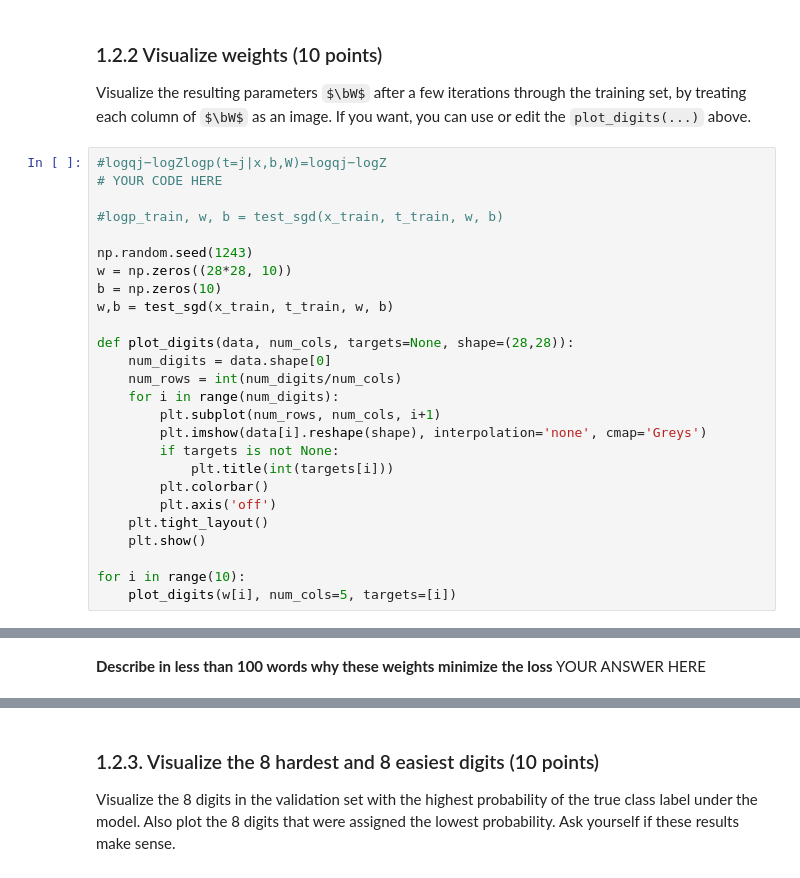
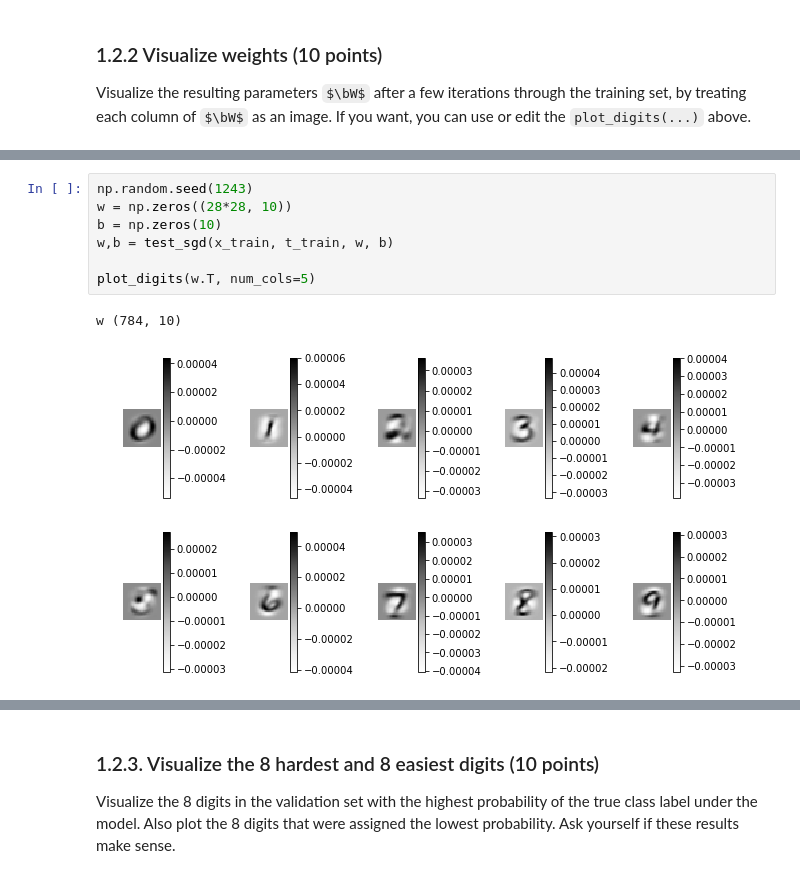
Before and after one commit to ArendvD/ML1, a Jupyter notebook: Lab2/lab2.ipynb, the cells around one changed output, grey strips where cells are left out. Cells and saved outputs as stored; diff of their text form; some formulas as TeX source.

```diff
--- a/Lab2/lab2.ipynb
+++ b/Lab2/lab2.ipynb
@@ -383,29 +405,3 @@ MemoryError:
 # %% [markdown]
 ### 1.2.2 Visualize weights (10 points)
 Visualize the resulting parameters $\bW$ after a few iterations through the training set, by treating each column of $\bW$ as an image. If you want, you can use or edit the `plot_digits(...)` above.
-# %%
-#logqj−logZlog⁡p(t=j|x,b,W)=log⁡qj−log⁡Z
-# YOUR CODE HERE
-
-#logp_train, w, b = test_sgd(x_train, t_train, w, b)
-
-np.random.seed(1243)
-w = np.zeros((28*28, 10))
-b = np.zeros(10)
-w,b = test_sgd(x_train, t_train, w, b)
-
-def plot_digits(data, num_cols, targets=None, shape=(28,28)):
-    num_digits = data.shape[0]
-    num_rows = int(num_digits/num_cols)
-    for i in range(num_digits):
-        plt.subplot(num_rows, num_cols, i+1)
-        plt.imshow(data[i].reshape(shape), interpolation='none', cmap='Greys')
-        if targets is not None:
-            plt.title(int(targets[i]))
-        plt.colorbar()
-        plt.axis('off')
-    plt.tight_layout()
-    plt.show()
-
-for i in range(10):
-    plot_digits(w[i], num_cols=5, targets=[i])
@@ -419,3 +408,10 @@ MemoryError:
-# %% [markdown]
-**Describe in less than 100 words why these weights minimize the loss**
-YOUR ANSWER HERE
+# %%
+np.random.seed(1243)
+w = np.zeros((28*28, 10))
+b = np.zeros(10)
+w,b = test_sgd(x_train, t_train, w, b)
+
+plot_digits(w.T, num_cols=5)
+# %% [output]
+w (784, 10)
+[figure, added]
```
Also changed, not shown: parts of 11 cells of this notebook.
